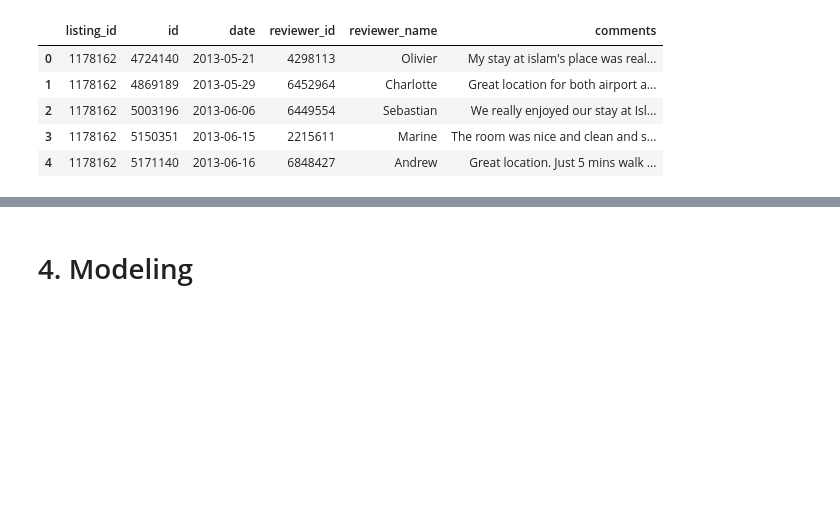
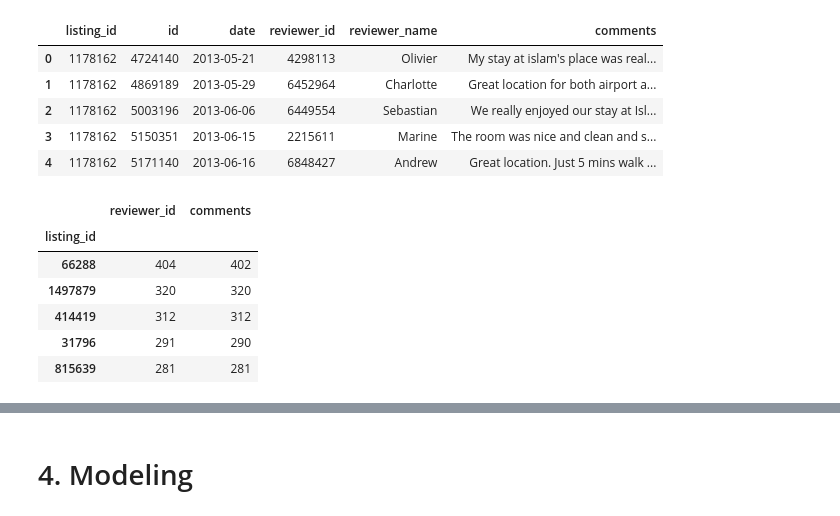
Before and after one commit to mpradam/udacity_p1, a Jupyter notebook: BostonAirBNB.ipynb, the cells around one changed output, grey strips where cells are left out. Saved outputs shown, nothing was run; the diff lists cells and outputs as text; code cells hidden in the pictures; blank space fills up the shorter version.

```diff
--- a/BostonAirBNB.ipynb
+++ b/BostonAirBNB.ipynb
@@ -162,3 +156,13 @@ df_rev.head()
 | 4 | 1178162 | 5171140 | 2013-06-16 | 6848427 | Andrew | Great location. Just 5 mins walk ... |
 # %%
 df_rev=df_rev.drop(['id','date','reviewer_name'],axis=1)
+# %%
+df_rev.groupby(['listing_id']).count().sort_values(by=['comments'],ascending=False).head()
+# %% [output]
+|  | reviewer_id | comments |
+| listing_id |  |  |
+| 66288 | 404 | 402 |
+| 1497879 | 320 | 320 |
+| 414419 | 312 | 312 |
+| 31796 | 291 | 290 |
+| 815639 | 281 | 281 |
```
Also changed, not shown: parts of 15 cells of this notebook.
